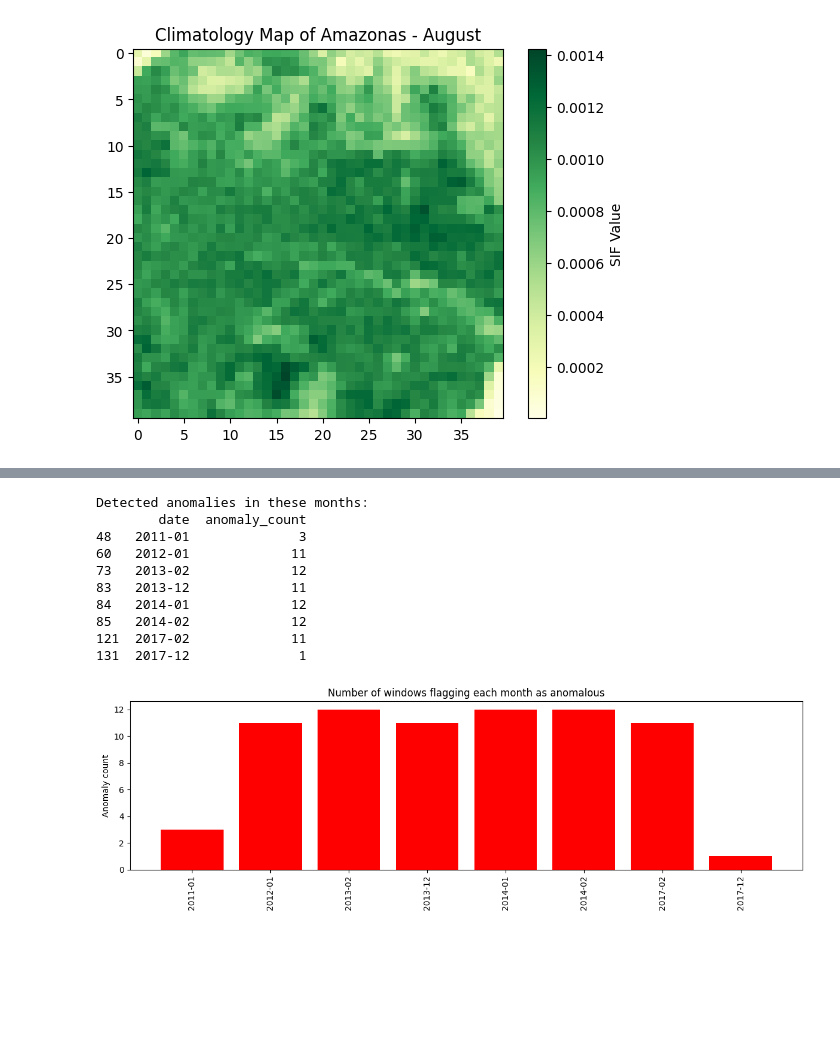
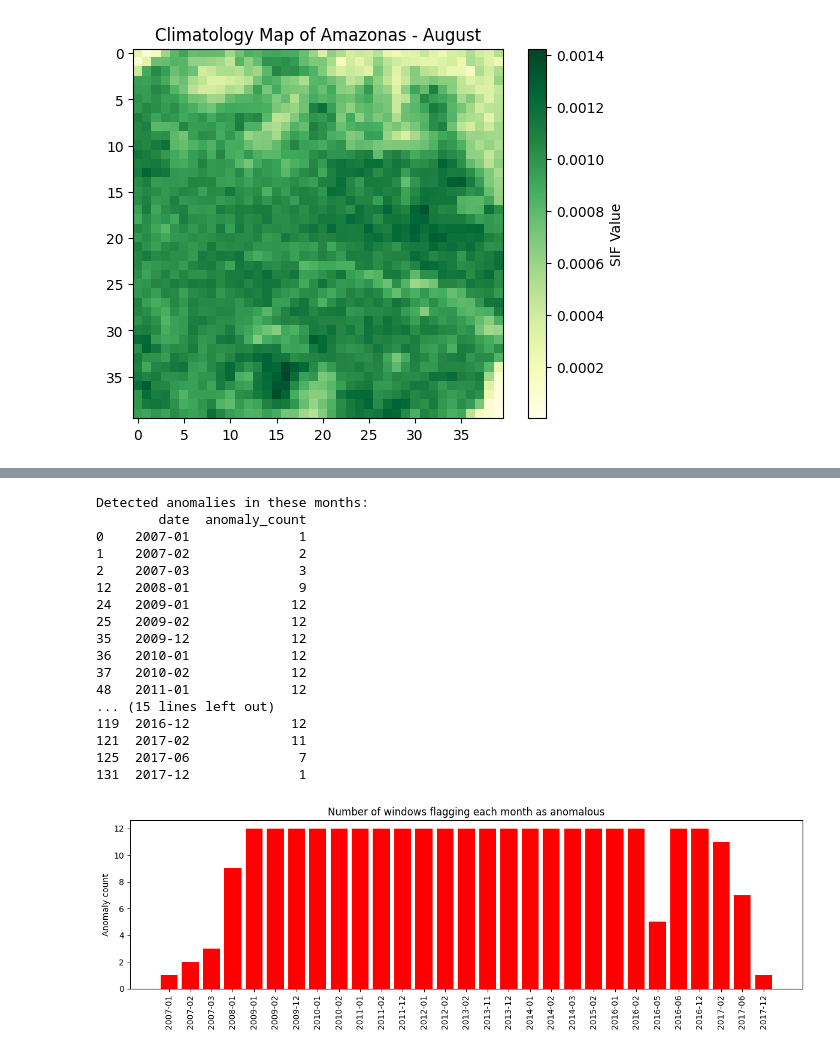
Before and after one commit to raviolihui/SIF_anomalies, a Jupyter notebook: Gome2_AE.ipynb, the cells around one changed output, grey strips where cells are left out. Drawn from its saved outputs; the diff is of its cells as text; code cells hidden in the pictures; blank space fills up the shorter version.

```diff
--- a/Gome2_AE.ipynb
+++ b/Gome2_AE.ipynb
@@ -188,6 +183,11 @@ Model: "functional_9"
 # autoencoder.compile(optimizer='adam', loss='mse')
 # %%
 # Create 12-month sliding windows
+## Or use Z-score normalization
+# mean_sif = np.mean(sif_amazon, axis=(0, 1, 2))
+# std_sif = np.std(sif_amazon, axis=(0, 1, 2))
+# sif_amazon_normalized = (sif_amazon - mean_sif) / std_sif
+
 def create_sequences(data, window_size=12):
     sequences = []
     for i in range(len(data)-window_size+1):
@@ -209,7 +209,7 @@ reconstructions = autoencoder.predict(sequences_norm)
 mse = np.mean((sequences_norm - reconstructions)**2, axis=(2,3,4))  # [110,12]
 
 # Dynamic threshold (95th percentile)
-threshold = np.percentile(mse, 60)
+threshold = np.percentile(mse, 80)
 
 # Flag anomalies
 anomalies = mse > threshold
@@ -237,13 +237,13 @@ anomaly_counts = {time: 0 for time in time_list}  # Initialize all months with 0
 for window_idx in range(anomalies.shape[0]):  # Loop through 110 windows
     window_start = window_idx  # Each window starts at index=window_idx
     for month_in_window in range(12):  # Check each month in window
-        if anomaly_flags[window_idx, month_in_window]:
+        if anomalies[window_idx, month_in_window]:
             absolute_month = window_start + month_in_window
             if absolute_month < len(time_list):  # Validate index
                 anomaly_counts[time_list[absolute_month]] += 1
 
 # Convert to DataFrame for easy analysis
-import pandas as pd
+
 anomaly_df = pd.DataFrame({
     'date': list(anomaly_counts.keys()),
     'anomaly_count': list(anomaly_counts.values())
@@ -252,37 +252,44 @@ anomaly_df = pd.DataFrame({
 # Filter to only show months with anomalies
 anomaly_df = anomaly_df[anomaly_df['anomaly_count'] > 0].sort_values('date')
 
 print("\nDetected anomalies in these months:")
 print(anomaly_df)
 
 # Visualize anomaly frequency
 plt.figure(figsize=(12,4))
 plt.bar(anomaly_df['date'], anomaly_df['anomaly_count'], color='red')
 plt.xticks(rotation=90)
 plt.title("Number of windows flagging each month as anomalous")
 plt.ylabel("Anomaly count")
 plt.tight_layout()
 plt.show()
 
 #Detected Anomalies vs. Historical Events
 #Detected Date	Anomaly Count	Known Extreme Events During This Period
 #2011-01	3	yes Jan 2011: Severe flooding in central Amazon (NASA report)
 # 2012-01	11	no No major events reported - possible false positives or localized disturbances
 # 2013-02	12	yes Feb 2013: Drought conditions in northern Amazon (ScienceDaily)
 # 2013-12	11	yes Dec 2013: Start of multi-year drought in western Amazon (Nature study)
 # 2014-01	12	Continuation of 2013 drought conditions
 # 2014-02	12	 Peak of dry season impacts
 # 2017-02	11	 Feb 2017: Extreme flooding in Peru/Amazon border region (Reuters)
 # 2017-12	1	 Likely noise - single detection
 # %% [output]
 Detected anomalies in these months:
         date  anomaly_count
-48   2011-01              3
-60   2012-01             11
-73   2013-02             12
-83   2013-12             11
-84   2014-01             12
-85   2014-02             12
+0    2007-01              1
+1    2007-02              2
+2    2007-03              3
+12   2008-01              9
+24   2009-01             12
+25   2009-02             12
+35   2009-12             12
+36   2010-01             12
+37   2010-02             12
+48   2011-01             12
+... (15 lines left out)
+119  2016-12             12
 121  2017-02             11
+125  2017-06              7
 131  2017-12              1
-[figure, old version]
+[figure, new version]
```
Also changed, not shown: parts of 10 cells of this notebook.
